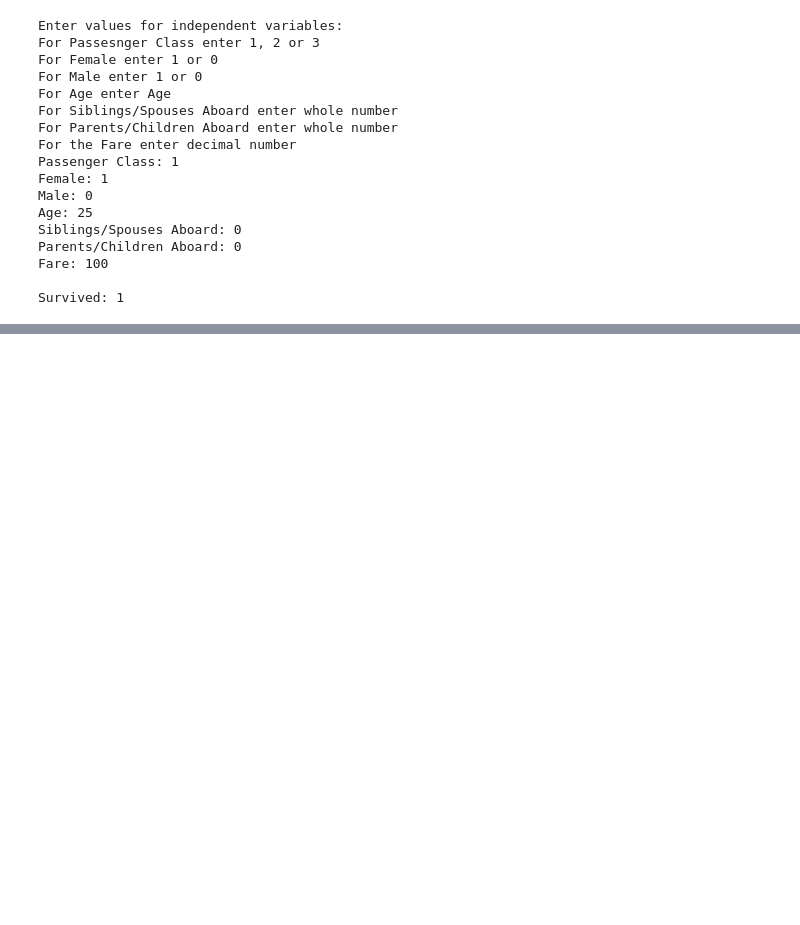
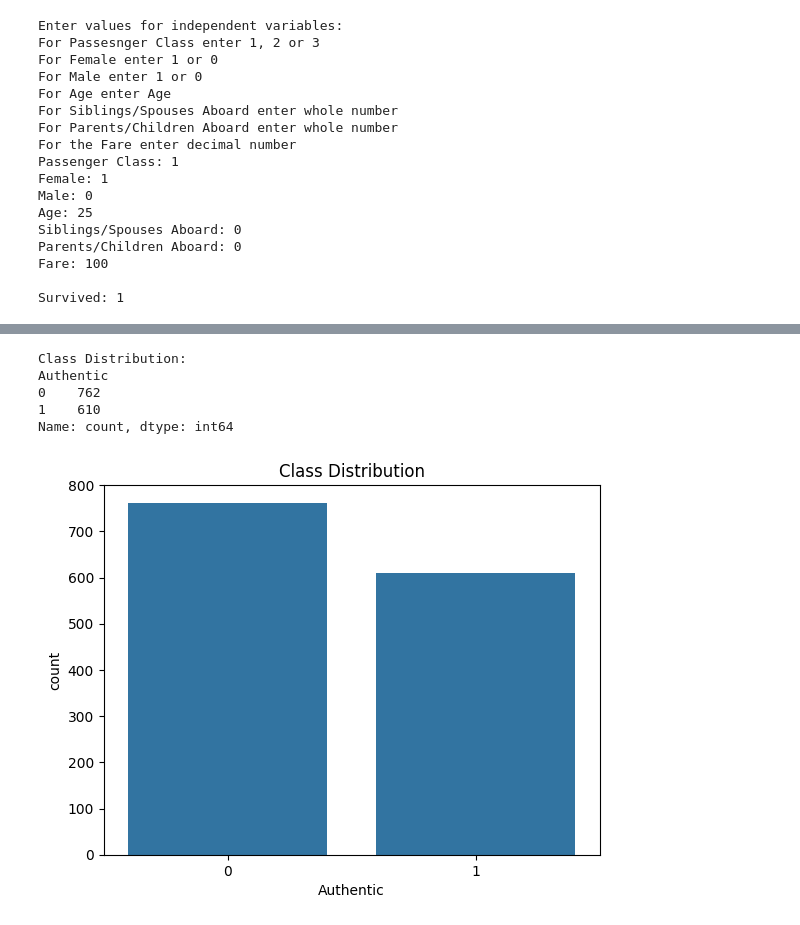
Before and after one commit to Sujal9858/SujalGit, a Jupyter notebook: Untitled2.ipynb, the cells around one changed output, grey strips where cells are left out. Drawn from its saved outputs; the diff is of its cells as text; code cells hidden in the pictures; blank space fills up the shorter version.

```diff
--- a/Untitled2.ipynb
+++ b/Untitled2.ipynb
@@ -162,0 +172,5 @@ Survived: 1
+# %%
+data = pd.read_csv('banknote_authentication.csv')
+
+print("Dataset Shape:", data.shape)
+print(data.head())
@@ -162,0 +185,14 @@ Survived: 1
+# %%
+print("\nClass Distribution:")
+print(data['Authentic'].value_counts())
+
+sns.countplot(x='Authentic', data=data)
+plt.title("Class Distribution")
+plt.show()
+# %% [output]
+Class Distribution:
+Authentic
+0    762
+1    610
+Name: count, dtype: int64
+[figure, added]
```
Also changed, not shown: parts of 12 cells of this notebook.
